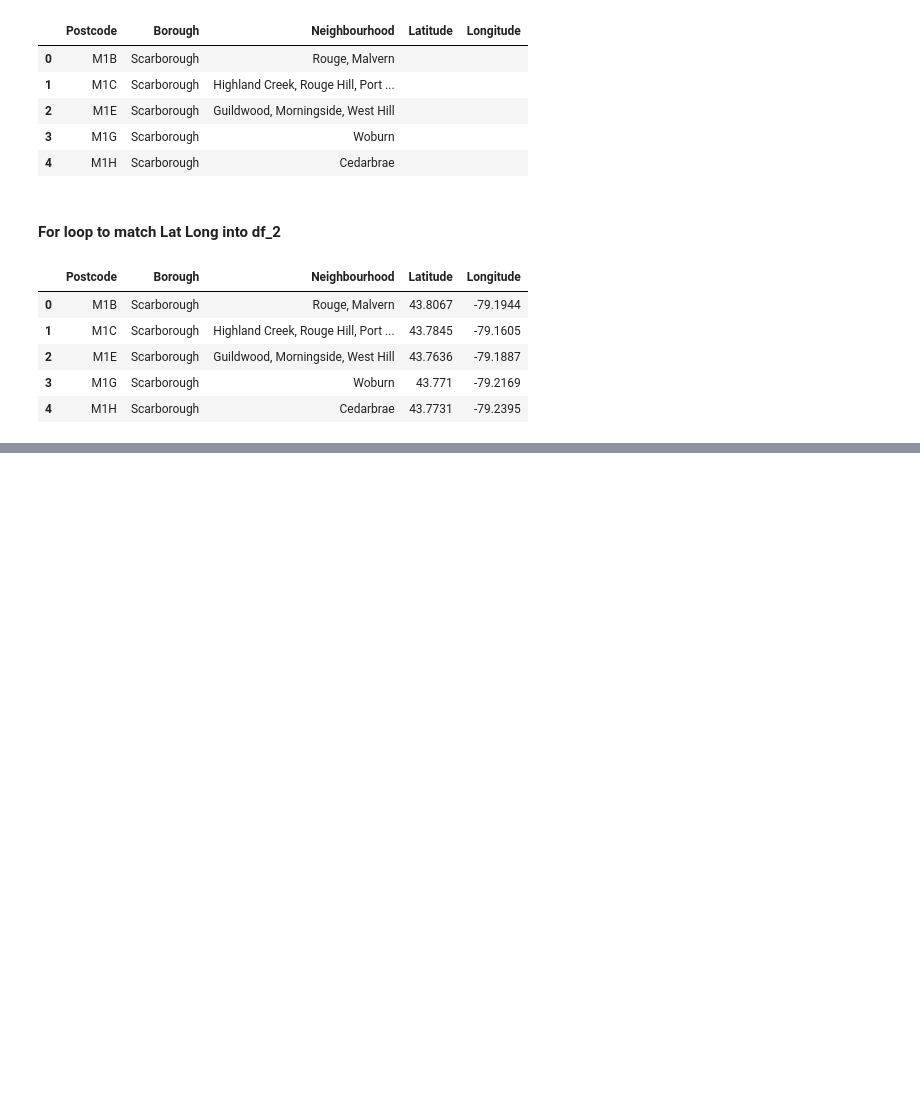
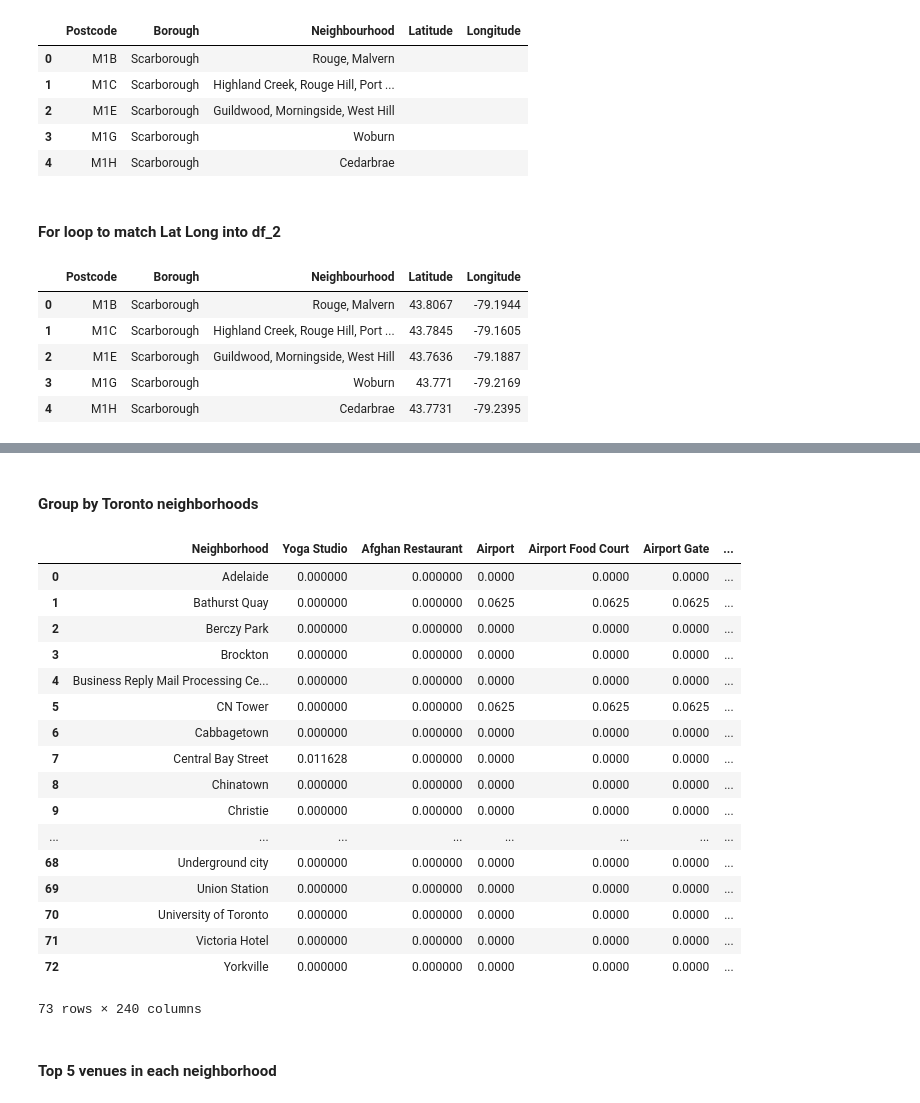
Before and after one commit to yingwoei/Coursera_Capstone, a Jupyter notebook: Clustering Toronto Neighbourhoods.ipynb, the cells around one changed output, grey strips where cells are left out. Cells and saved outputs as stored; diff of their text form; code cells hidden in the pictures; blank space fills up the shorter version.

```diff
--- a/Clustering Toronto Neighbourhoods.ipynb
+++ b/Clustering Toronto Neighbourhoods.ipynb
@@ -133,0 +430,26 @@ df_2.head()
+# %% [markdown]
+#### Group by Toronto neighborhoods
+# %%
+toronto_grouped = toronto_onehot.groupby('Neighborhood').mean().reset_index()
+toronto_grouped
+# %% [output]
+|  | Neighborhood | Yoga Studio | Afghan Restaurant | Airport | Airport Food Court | Airport Gate | ... |
+| 0 | Adelaide | 0.000000 | 0.000000 | 0.0000 | 0.0000 | 0.0000 | ... |
+| 1 | Bathurst Quay | 0.000000 | 0.000000 | 0.0625 | 0.0625 | 0.0625 | ... |
+| 2 | Berczy Park | 0.000000 | 0.000000 | 0.0000 | 0.0000 | 0.0000 | ... |
+| 3 | Brockton | 0.000000 | 0.000000 | 0.0000 | 0.0000 | 0.0000 | ... |
+| 4 | Business Reply Mail Processing Ce... | 0.000000 | 0.000000 | 0.0000 | 0.0000 | 0.0000 | ... |
+| 5 | CN Tower | 0.000000 | 0.000000 | 0.0625 | 0.0625 | 0.0625 | ... |
+| 6 | Cabbagetown | 0.000000 | 0.000000 | 0.0000 | 0.0000 | 0.0000 | ... |
+| 7 | Central Bay Street | 0.011628 | 0.000000 | 0.0000 | 0.0000 | 0.0000 | ... |
+| 8 | Chinatown | 0.000000 | 0.000000 | 0.0000 | 0.0000 | 0.0000 | ... |
+| 9 | Christie | 0.000000 | 0.000000 | 0.0000 | 0.0000 | 0.0000 | ... |
+| ... | ... | ... | ... | ... | ... | ... | ... |
+| 68 | Underground city | 0.000000 | 0.000000 | 0.0000 | 0.0000 | 0.0000 | ... |
+| 69 | Union Station | 0.000000 | 0.000000 | 0.0000 | 0.0000 | 0.0000 | ... |
+| 70 | University of Toronto | 0.000000 | 0.000000 | 0.0000 | 0.0000 | 0.0000 | ... |
+| 71 | Victoria Hotel | 0.000000 | 0.000000 | 0.0000 | 0.0000 | 0.0000 | ... |
+| 72 | Yorkville | 0.000000 | 0.000000 | 0.0000 | 0.0000 | 0.0000 | ... |
+73 rows × 240 columns
+# %% [markdown]
+#### Top 5 venues in each neighborhood
```
Also changed, not shown: parts of 59 cells of this notebook.
